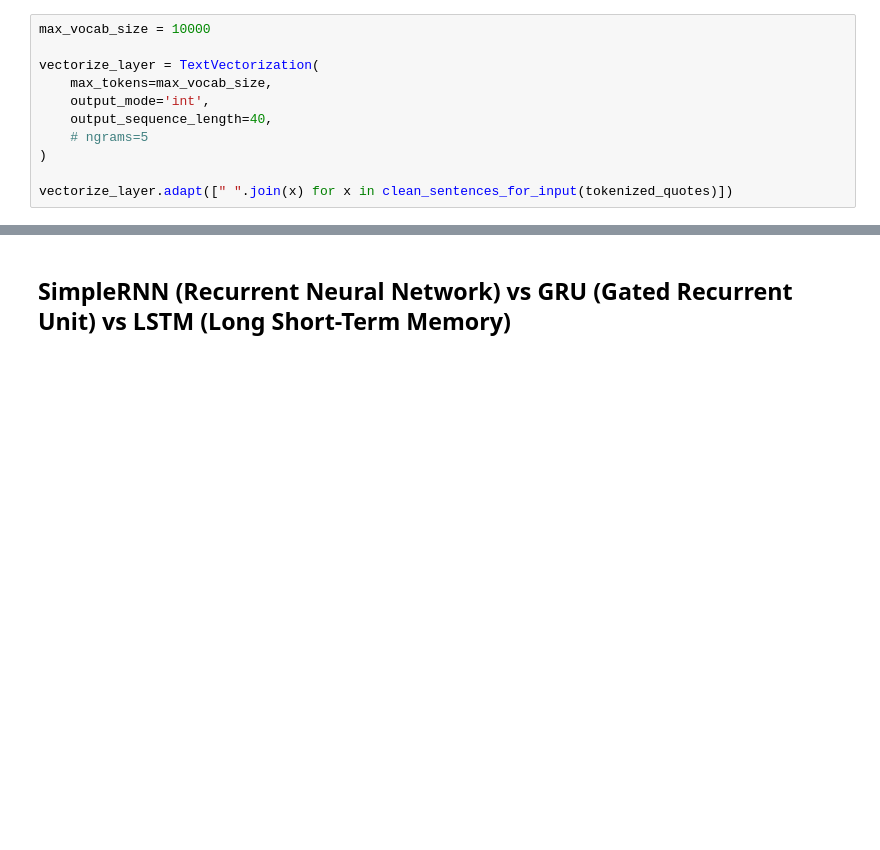
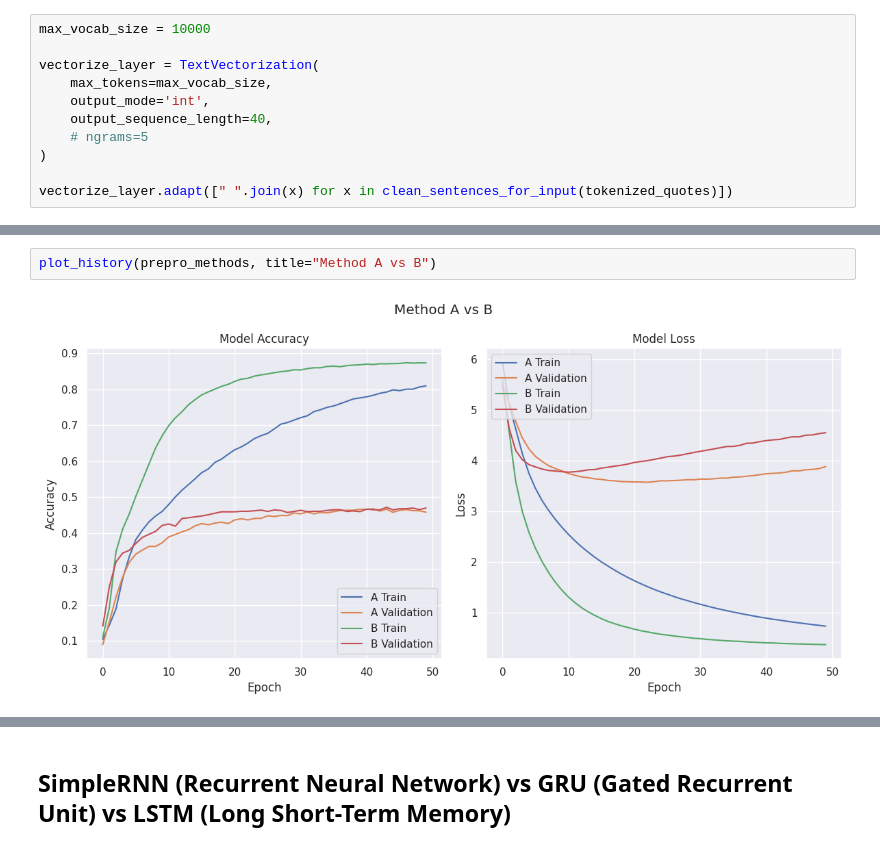
Before and after one commit to glennwuwu/next-word-predictor-rnn, a Jupyter notebook: RNN.ipynb, the cells around one changed output, grey strips where cells are left out. Saved outputs shown, nothing was run; the diff lists cells and outputs as text; blank space fills up the shorter version.

```diff
--- a/RNN.ipynb
+++ b/RNN.ipynb
@@ -479,0 +618,4 @@ vectorize_layer.adapt([" ".join(x) for x in clean_sentences_for_input(tokenized_
+# %%
+plot_history(prepro_methods, title="Method A vs B")
+# %% [output]
+[figure, added]
```
Also changed, not shown: parts of 48 cells of this notebook.
